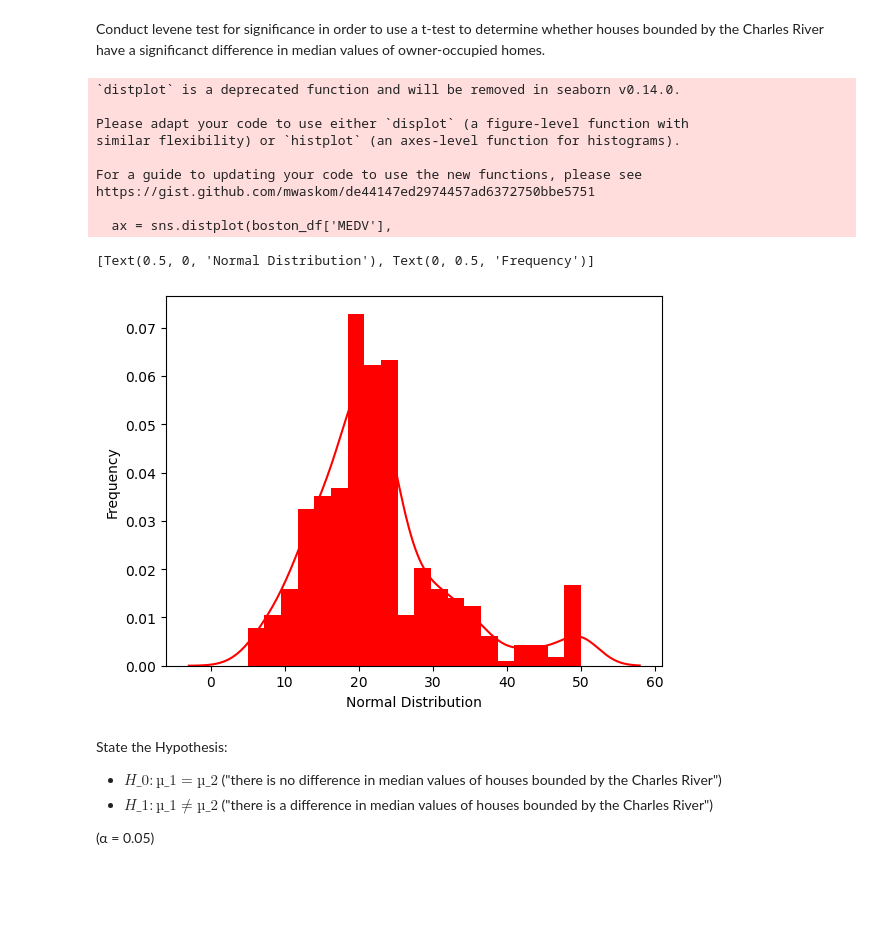
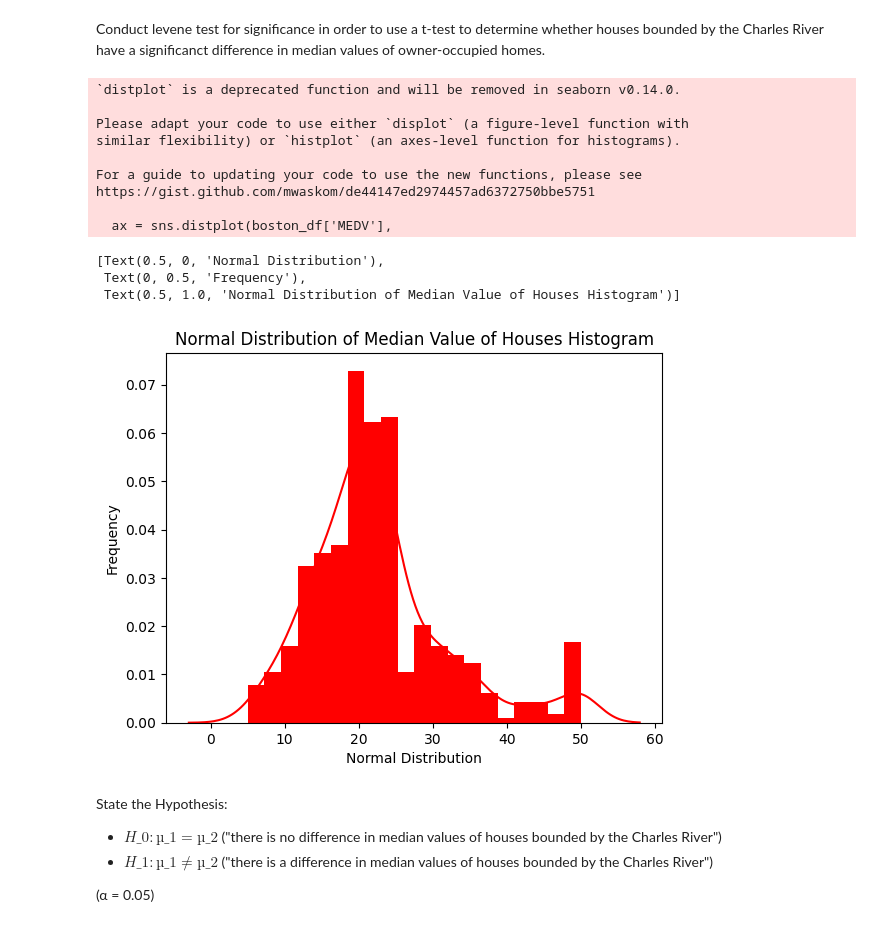
Before and after one commit to amoral1/Boston-Housing-Data, a Jupyter notebook: Boston_Data_forpeers.jupyterlite.ipynb, the cells around one changed output. Cells and saved outputs as stored; diff of their text form; code cells hidden in the pictures; blank space fills up the shorter version.

```diff
--- a/Boston_Data_forpeers.jupyterlite.ipynb
+++ b/Boston_Data_forpeers.jupyterlite.ipynb
@@ -72,23 +72,25 @@ whether houses bounded by the Charles River have a significanct difference in me
 # %%
 # Create a histogram to visualize distribution of the 'MEDV' variable - median value of owner-occupied homes.
 ax = sns.distplot(boston_df['MEDV'],
                   bins=20,
                   kde=True,
                   color='red',
                   hist_kws={"linewidth": 15,'alpha':1})
-ax.set(xlabel='Normal Distribution', ylabel='Frequency')
+ax.set(xlabel='Normal Distribution', ylabel='Frequency', title='Normal Distribution of Median Value of Houses Histogram')
 # %% [output]
 `distplot` is a deprecated function and will be removed in seaborn v0.14.0.
 
 Please adapt your code to use either `displot` (a figure-level function with
 similar flexibility) or `histplot` (an axes-level function for histograms).
 
 For a guide to updating your code to use the new functions, please see
 https://gist.github.com/mwaskom/de44147ed2974457ad6372750bbe5751
 
   ax = sns.distplot(boston_df['MEDV'],
-[Text(0.5, 0, 'Normal Distribution'), Text(0, 0.5, 'Frequency')]
+[Text(0.5, 0, 'Normal Distribution'),
+ Text(0, 0.5, 'Frequency'),
+ Text(0.5, 1.0, 'Normal Distribution of Median Value of Houses Histogram')]
-[figure, old version]
+[figure, new version]
 # %% [markdown]
 State the Hypothesis:
 *   $H\_0: µ\_1 = µ\_2$ ("there is no difference in median values of houses bounded by the Charles River")
```
Also changed, not shown: parts of 4 cells of this notebook.
